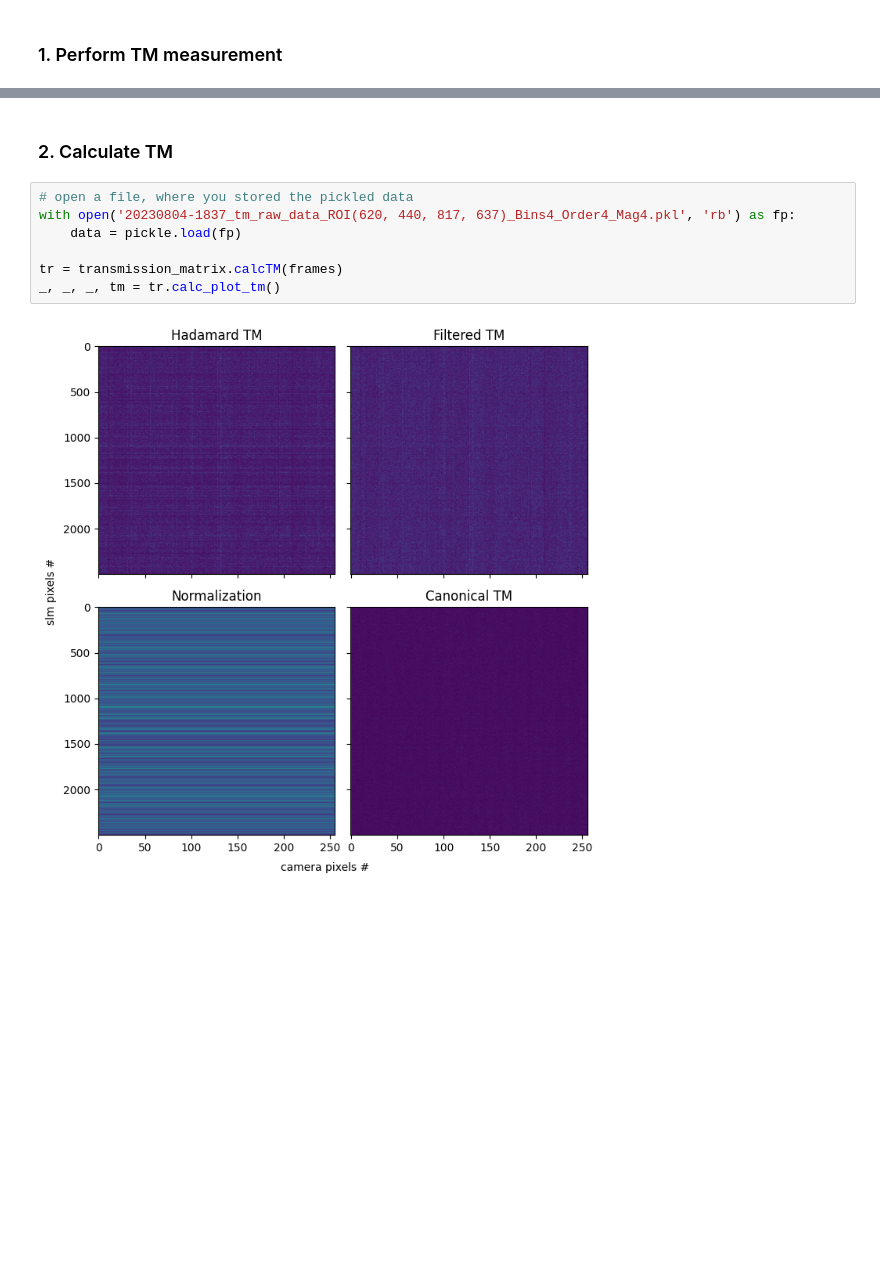
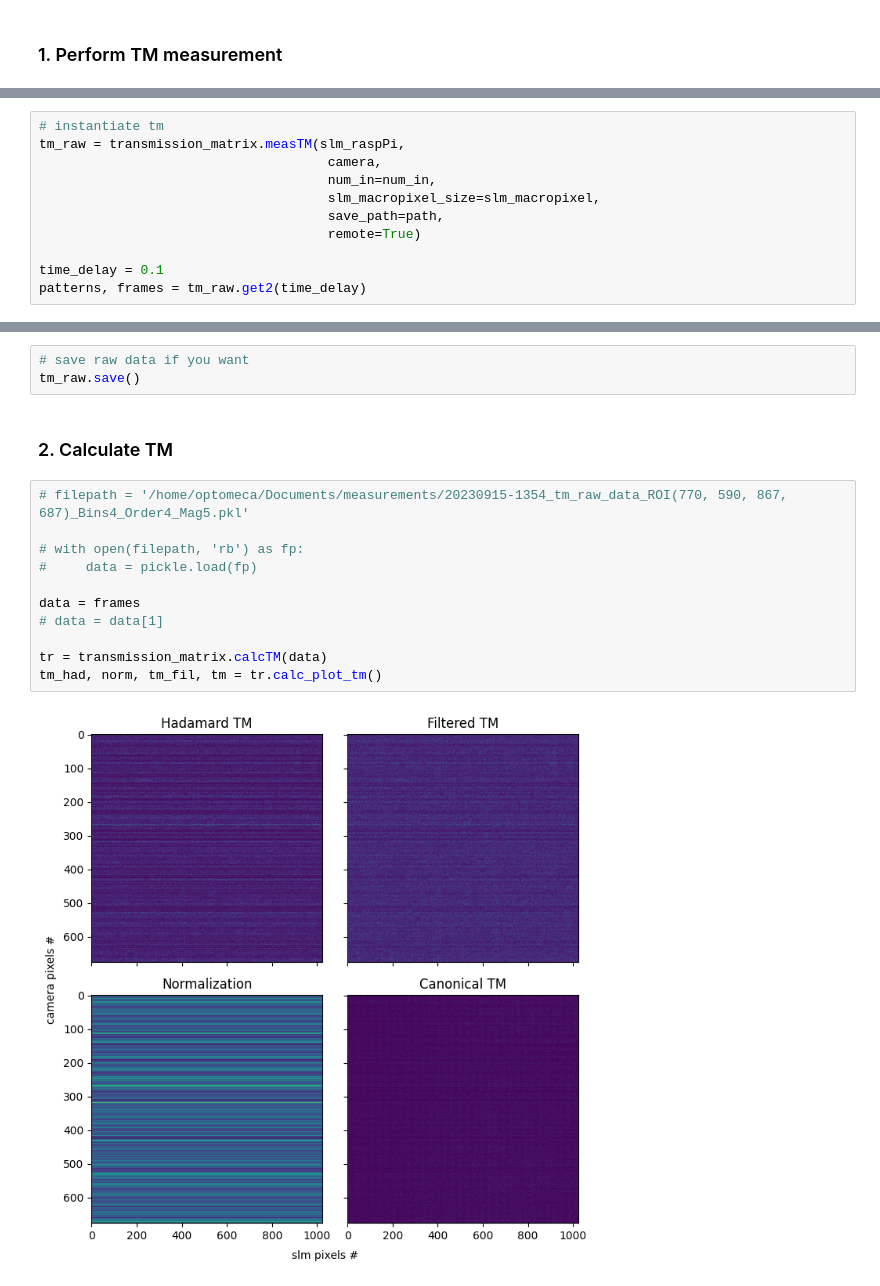
Before and after one commit to alextavern/slmoptim, a Jupyter notebook: notebooks/TM_measurement.ipynb, the cells around one changed output, grey strips where cells are left out. Cells and saved outputs as stored; diff of their text form; blank space fills up the shorter version.

```diff
--- a/notebooks/TM_measurement.ipynb
+++ b/notebooks/TM_measurement.ipynb
@@ -71,0 +150,11 @@ Program execution completed.
+# %%
+# instantiate tm
+tm_raw = transmission_matrix.measTM(slm_raspPi,
+                                     camera,
+                                     num_in=num_in,
+                                     slm_macropixel_size=slm_macropixel,
+                                     save_path=path,
+                                     remote=True)
+
+time_delay = 0.1
+patterns, frames = tm_raw.get2(time_delay)
@@ -72,12 +179,19 @@ Program execution completed.
+# %%
+# save raw data if you want
+tm_raw.save()
 # %% [markdown]
 ### 2. Calculate TM
-# %%
-# open a file, where you stored the pickled data
-with open('20230804-1837_tm_raw_data_ROI(620, 440, 817, 637)_Bins4_Order4_Mag4.pkl', 'rb') as fp:
-    data = pickle.load(fp)
-
-tr = transmission_matrix.calcTM(frames)
-_, _, _, tm = tr.calc_plot_tm()
-# %% [output]
-[figure, removed]
+# %%
+# filepath = '/home/optomeca/Documents/measurements/20230915-1354_tm_raw_data_ROI(770, 590, 867, 687)_Bins4_Order4_Mag5.pkl'
+
+# with open(filepath, 'rb') as fp:
+#     data = pickle.load(fp)
+
+data = frames
+# data = data[1]
+
+tr = transmission_matrix.calcTM(data)
+tm_had, norm, tm_fil, tm = tr.calc_plot_tm()
+# %% [output]
+[figure, added]
 # %% [markdown]
```
Also changed, not shown: parts of 39 cells of this notebook, 8 other files.
